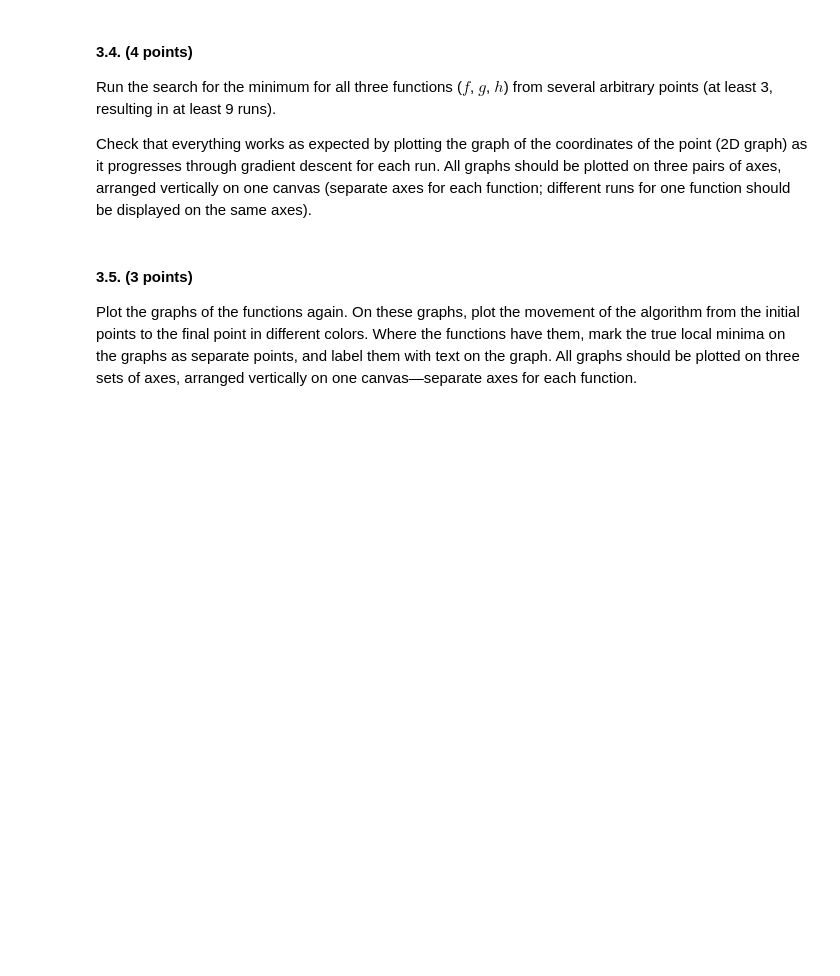
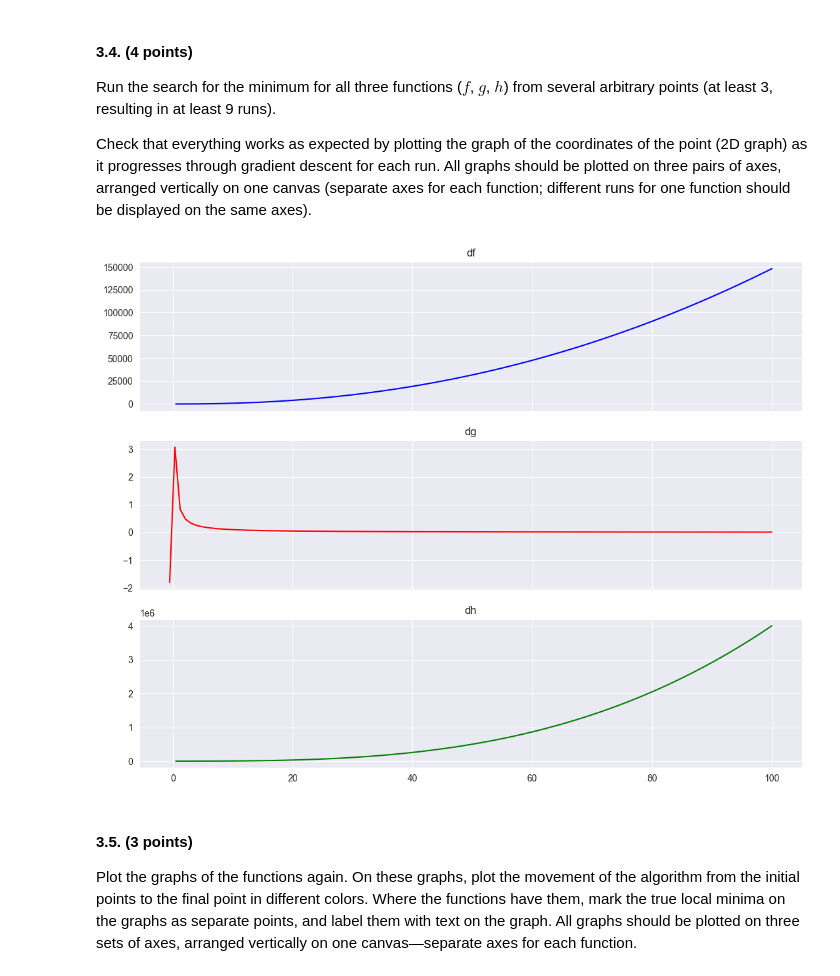
Before and after one commit to Megacinder/mds24, a Jupyter notebook: md4_ml/HA 3 - Calculus_ML_MDS_AhremenkoMA.ipynb, the cells around one changed output. Drawn from its saved outputs; the diff is of its cells as text; code cells hidden in the pictures; blank space fills up the shorter version.

```diff
--- a/md4_ml/HA 3 - Calculus_ML_MDS_AhremenkoMA.ipynb
+++ b/md4_ml/HA 3 - Calculus_ML_MDS_AhremenkoMA.ipynb
@@ -128,7 +129,7 @@ def get_min_with_gd(x0: float, grad_func: Callable, lr: float = 1, threshold: fl
 
         vector.append(w)
 
-        lr -= 0.001
+        lr = max(lr - 0.001, 0.001)
 
     return np.array(vector)
 # %% [markdown]
@@ -324,10 +325,8 @@ $$ w^{n+1} = w^n - \frac{\alpha}{\sqrt{\gamma^{n+1} + \epsilon}}⋅g^{n+1} $$
 
 Here, $ α $ is the learning rate, $ \epsilon $ is a small number (0.0001 can be used to avoid division by zero), and $ beta $ is the momentum term(measure of inertia).
 # %%
-
-
 def get_min_with_rmsprop(
-    x0: np.array,
+    x: np.array,
     beta: float,
     grad_func: Callable,
     lr: float = 1,
@@ -337,24 +336,25 @@ def get_min_with_rmsprop(
 
     epsilon = 0.0001
     gamma = 0
-    vector = x0
+    vector = [x]
 
     for i in range(n_iter):
         w = vector[-1]
 
         grad = grad_func(w)
-        # norm = np.linalg.norm(grad)
         gamma = (1 - beta) * gamma + beta * (grad ** 2)
 
         error_fu = lr * grad / np.sqrt(gamma + epsilon)
         w = w - error_fu
 
-        if error_fu < threshold:
+        norm = np.linalg.norm(error_fu) if isinstance(x, list) else error_fu
+
+        if norm < threshold:
             break
 
         vector.append(w)
 
-        lr -= 0.001
+        lr = max(lr - 0.001, 0.001)
 
     return np.array(vector)
 
@@ -366,58 +366,55 @@ Run the search for the minimum for all three functions ($f$, $g$, $h$) from seve
 
 Check that everything works as expected by plotting the graph of the coordinates of the point (2D graph) as it progresses through gradient descent for each run. All graphs should be plotted on three pairs of axes, arranged vertically on one canvas (separate axes for each function; different runs for one function should be displayed on the same axes).
 # %%
-def get_f(x: float) -> float:
-    return x ** 3 * ln(x)
-
-def get_g(x: float) -> float:
-    if x <= 0:
-        raise ValueError("x must be positive because of ln")
-    return ln(x)
-
-def get_h(x: float) -> float:
-    return (x ** 2 - 1) ** 2
+from typing import Callable
 
 
-def get_approximate_derivative_value_in_point(func: Callable, x: float, h: float = 0.00001) -> float:
-    return (
-        func(x + h)
-        -
-        func(x - h)
-    ) / (2 * h)
+def g(x: float) -> float:
+    formula = ln(x)
+    return formula
+
+def h(x: float) -> float:
+    formula = (x ** 2 - 1) ** 2
+    return formula
 
 
-def deriv(fu: str, x: float) -> float:
-    func = lambda: None
-    match fu:
-        case 'f':
-            func = get_f
-        case 'g':
-            func = get_g
-        case 'h':
-            func = get_h
-    return get_approximate_derivative_value_in_point(func=func, x=x)
+# def get_approximate_derivative_value_in_point(func: Callable, x: float, h: float = 0.00001) -> float:
+#     return (
+#         func(x + h)
+#         -
+#         func(x - h)
+#     ) / (2 * h)
+
+
+def dg(x: float) -> float:
+    formula = 1 / x
+    return formula
+
+def dh(x: float) -> float:
+    formula = 2 * (x ** 2 - 1) * 2 * x
+    return formula
 
 
 
-x = 100
-df = deriv('f', x)
-dg = deriv('g', x)
-dh = deriv('h', x)
-
-
+# a = get_min_with_rmsprop(x=100, beta=1, grad_func=dh)
+# print(a)
 
 ARBITRARY_X = {
-    0: (9, "blue",'f'),
-    1: (10, "red", 'g'),
-    2: (54, "green", 'h'),
+    0: (100, "blue", df),
+    1: (100, "red", dg),
+    2: (100, "green", dh),
 }
 
 _, ax = plt.subplots(3, 1, figsize=(13, 10), sharex=True)
 
-for ax_num, (x, color, func_name) in ARBITRARY_X.items():
-    vector = get_min_with_rmsprop(x, de)
-    ax[ax_num].plot(vector, color=color)
-    ax[ax_num].set_title(f"x = {x}")
+for ax_num, (x, color, grad_func) in ARBITRARY_X.items():
+    x_list_grad = get_min_with_rmsprop(x=x, beta=1, grad_func=grad_func)
+    y_list_grad = list(map(grad_func, x_list_grad))
+    ax[ax_num].plot(x_list_grad, y_list_grad, color=color)
+    # ax[ax_num].scatter(x_list_grad, y_list_grad, color=color)
+    ax[ax_num].set_title(f"{grad_func.__name__}")
+# %% [output]
+[figure, added]
 # %% [markdown]
 #### 3.5. (3 points)
 
```
Also changed, not shown: parts of 5 cells of this notebook.
